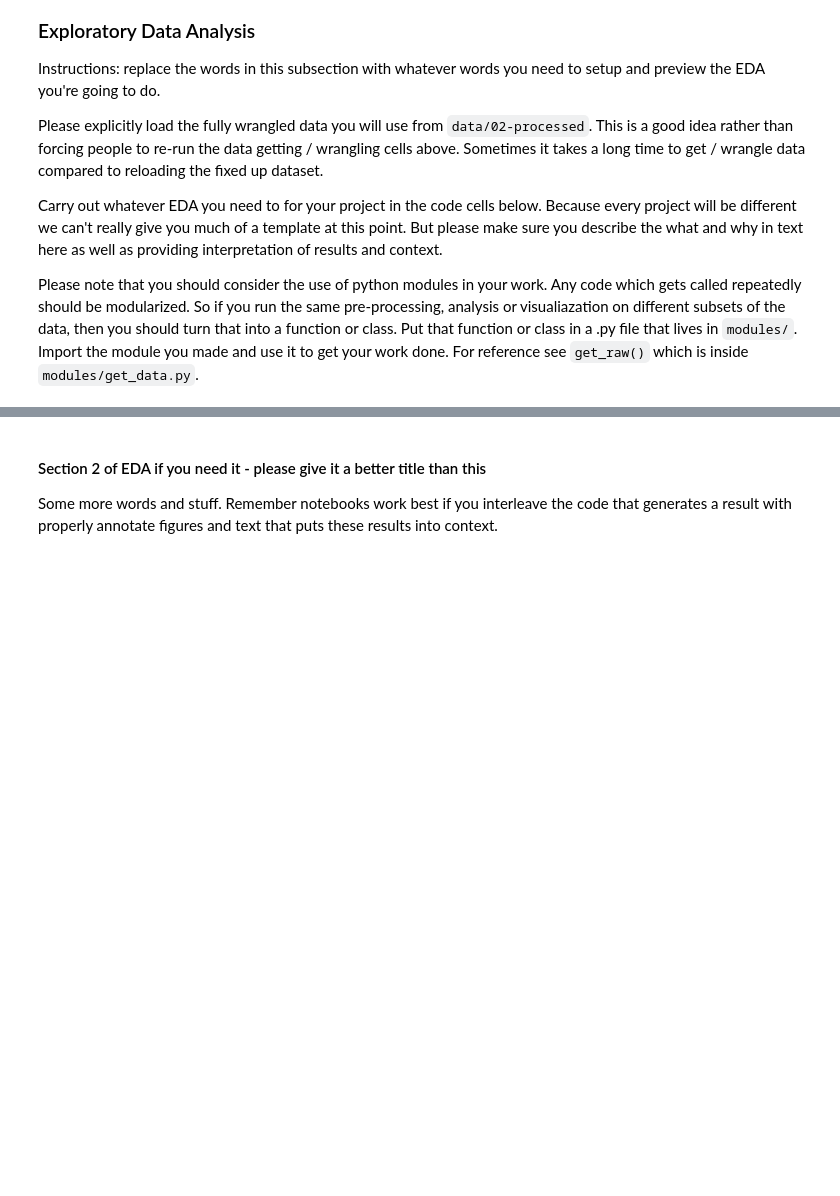
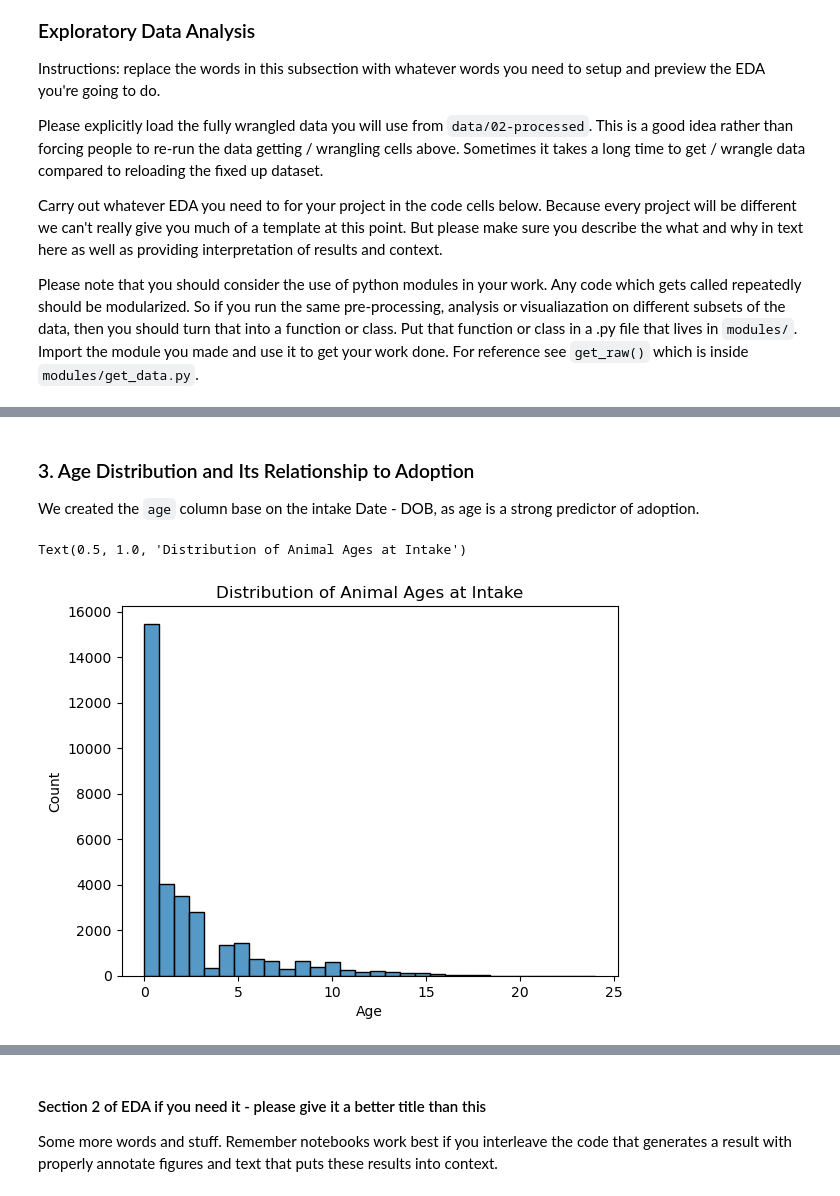
Before and after one commit to mareRong/Long-Beach-Pet-Shelter-Analysis, a Jupyter notebook: 02-EDACheckpoint.ipynb, the cells around one changed output, grey strips where cells are left out. Saved outputs shown, nothing was run; the diff lists cells and outputs as text; code cells hidden in the pictures; blank space fills up the shorter version.

```diff
--- a/02-EDACheckpoint.ipynb
+++ b/02-EDACheckpoint.ipynb
@@ -141,0 +156,4 @@ Instructions: REPLACE the contents of this cell and the one below with your work
+# %%
+df = pd.read_csv('data/00-raw/animal-shelter-intakes-and-outcomes.csv')
+# We downloaded the csv file from website and moved it into 00-raw file manually
+df.head()
@@ -160,0 +322,13 @@ Some more words and stuff.  Remember notebooks work best if you interleave the c
+# %% [markdown]
+### 3. Age Distribution and Its Relationship to Adoption
+
+We created the `age` column base on the intake Date - DOB, as age is a strong predictor of adoption.
+# %%
+df['Age'] = (df['Intake Date'] - df['DOB']).dt.days / 365.25
+df = df[(df['Age'] >= 0) & (df['Age'] < 40)]
+
+sns.histplot(df['Age'], bins=30)
+plt.title("Distribution of Animal Ages at Intake")
+# %% [output]
+Text(0.5, 1.0, 'Distribution of Animal Ages at Intake')
+[figure, added]
```
Also changed, not shown: parts of 37 cells of this notebook, 2 other files.
